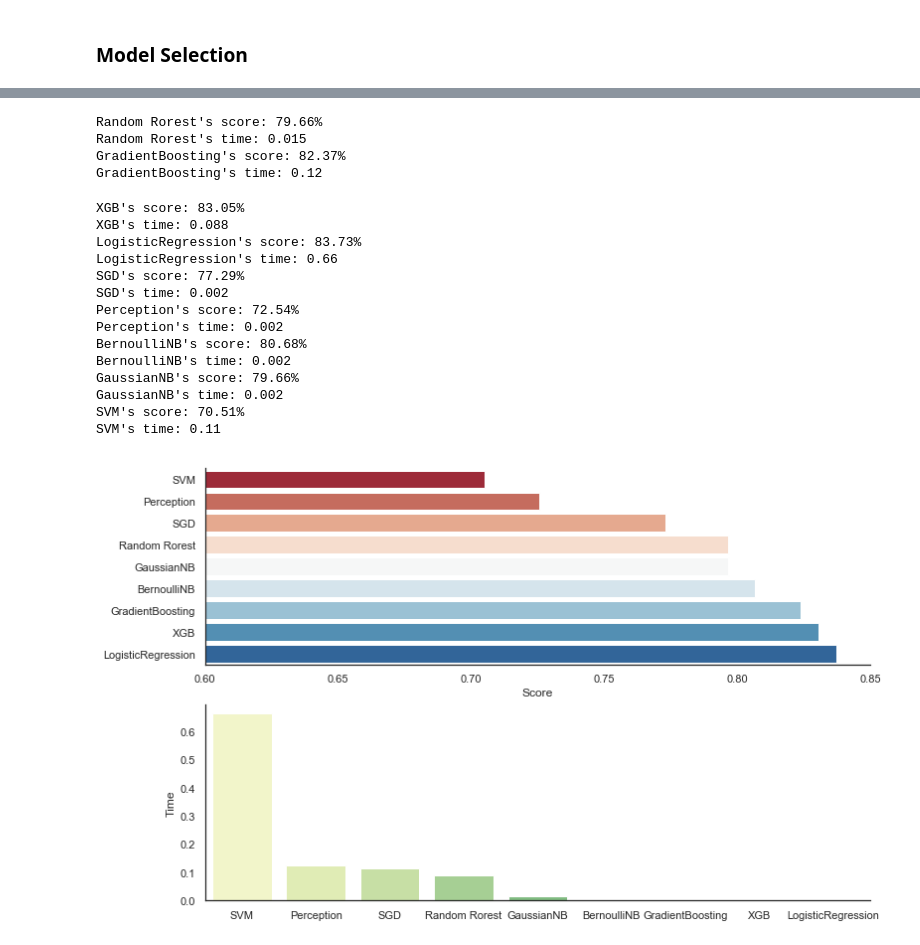
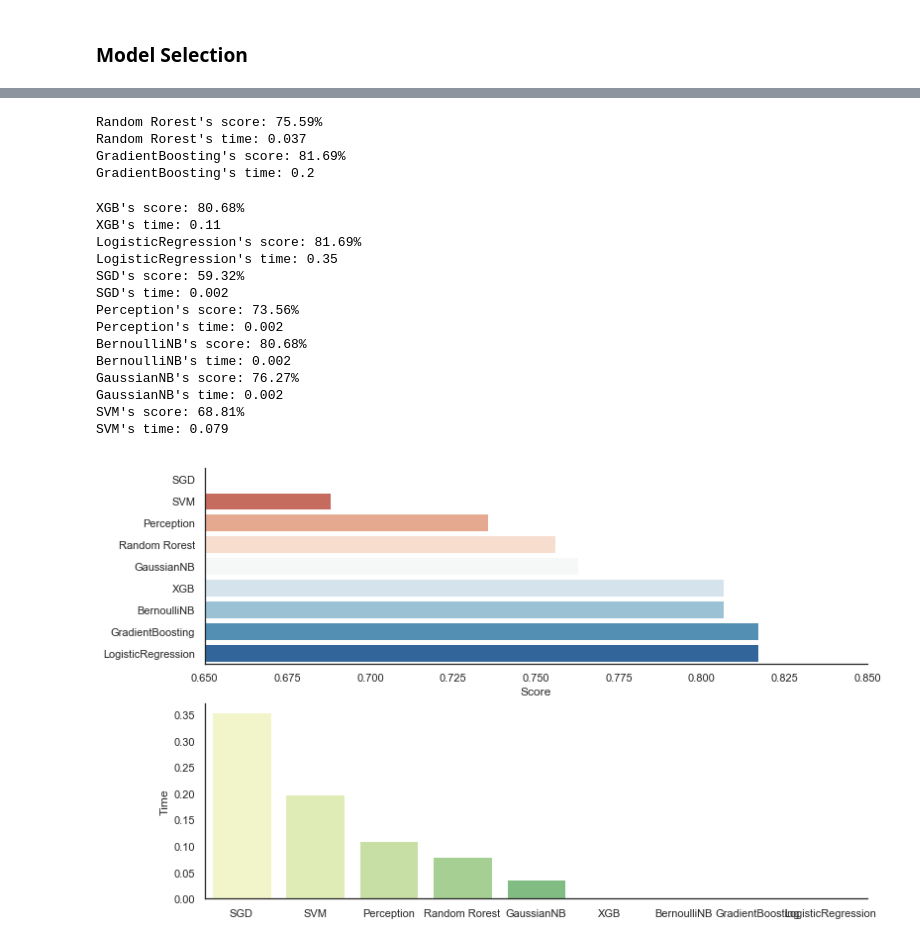
Before and after one commit to air-yan/kaggle_analysis, a Jupyter notebook: EDA on Titanic.ipynb, the cells around one changed output, grey strips where cells are left out. Saved outputs shown, nothing was run; the diff lists cells and outputs as text; code cells hidden in the pictures.

```diff
--- a/EDA on Titanic.ipynb
+++ b/EDA on Titanic.ipynb
@@ -717,6 +709,7 @@ XGBClassifier(base_score=0.5, booster='gbtree', colsample_bylevel=1,
 # %%
 from xgboost import XGBClassifier
 from sklearn import ensemble, linear_model, svm, naive_bayes
+from sklearn.preprocessing import normalize
 import time
 
 # models
@@ -737,11 +730,14 @@ classifier_name = []
 classifier_score = []
 classifier_time = []
 
+X_train_norm = normalize(X_train)
+X_test_norm = normalize(X_test)
+
 for C in classifers:
     start = time.time() # time start
     classifier = classifers[C] #initializing
-    classifier.fit(X_train,y_train) #fitting
-    score=classifier.score(X_test,y_test) #scoring
+    classifier.fit(normalize(X_train),y_train) #fitting
+    score=classifier.score(normalize(X_test),y_test) #scoring
     end = time.time() # time end
 
     timespent = end - start
@@ -752,45 +748,45 @@ for C in classifers:
 
     print("{classifier}'s score: {score:.2%}\n{classifier}'s time: {timespent:.2}"\
           .format(classifier=C,score=score,timespent=timespent))
 
 # transform the lists to dataframes (this is not necessary)
 temp = np.hstack((np.array(classifier_score).reshape(9,1),
                   np.array(classifier_time).reshape(9,1)))
 score_plot = (pd.DataFrame(index=classifier_name,data=temp,columns=['Score','Time'])
               .sort_values('Score',ascending=True))
 
 # Barplot for scores and times
 f, axes = plt.subplots(2,1,figsize=(12,8))
 
 ax1 = sns.barplot(score_plot['Score'],
                   score_plot.index,palette='RdBu',
                   ax=axes[0])
 
-ax1.set_xlim(.6,.85)
+ax1.set_xlim(.65,.85)
 
 ax2 = sns.barplot(score_plot.index,
                   score_plot.sort_values('Time',ascending=False)['Time'],
                   palette='YlGn',
                   ax=axes[1])
 
 sns.despine()
 # %% [output]
-Random Rorest's score: 79.66%
-Random Rorest's time: 0.015
-GradientBoosting's score: 82.37%
-GradientBoosting's time: 0.12
+Random Rorest's score: 75.59%
+Random Rorest's time: 0.037
+GradientBoosting's score: 81.69%
+GradientBoosting's time: 0.2
-XGB's score: 83.05%
-XGB's time: 0.088
-LogisticRegression's score: 83.73%
-LogisticRegression's time: 0.66
-SGD's score: 77.29%
+XGB's score: 80.68%
+XGB's time: 0.11
+LogisticRegression's score: 81.69%
+LogisticRegression's time: 0.35
+SGD's score: 59.32%
 SGD's time: 0.002
-Perception's score: 72.54%
+Perception's score: 73.56%
 Perception's time: 0.002
 BernoulliNB's score: 80.68%
 BernoulliNB's time: 0.002
-GaussianNB's score: 79.66%
+GaussianNB's score: 76.27%
 GaussianNB's time: 0.002
-SVM's score: 70.51%
-SVM's time: 0.11
+SVM's score: 68.81%
+SVM's time: 0.079
-[figure, old version]
+[figure, new version]
```
Also changed, not shown: parts of 16 cells of this notebook.
